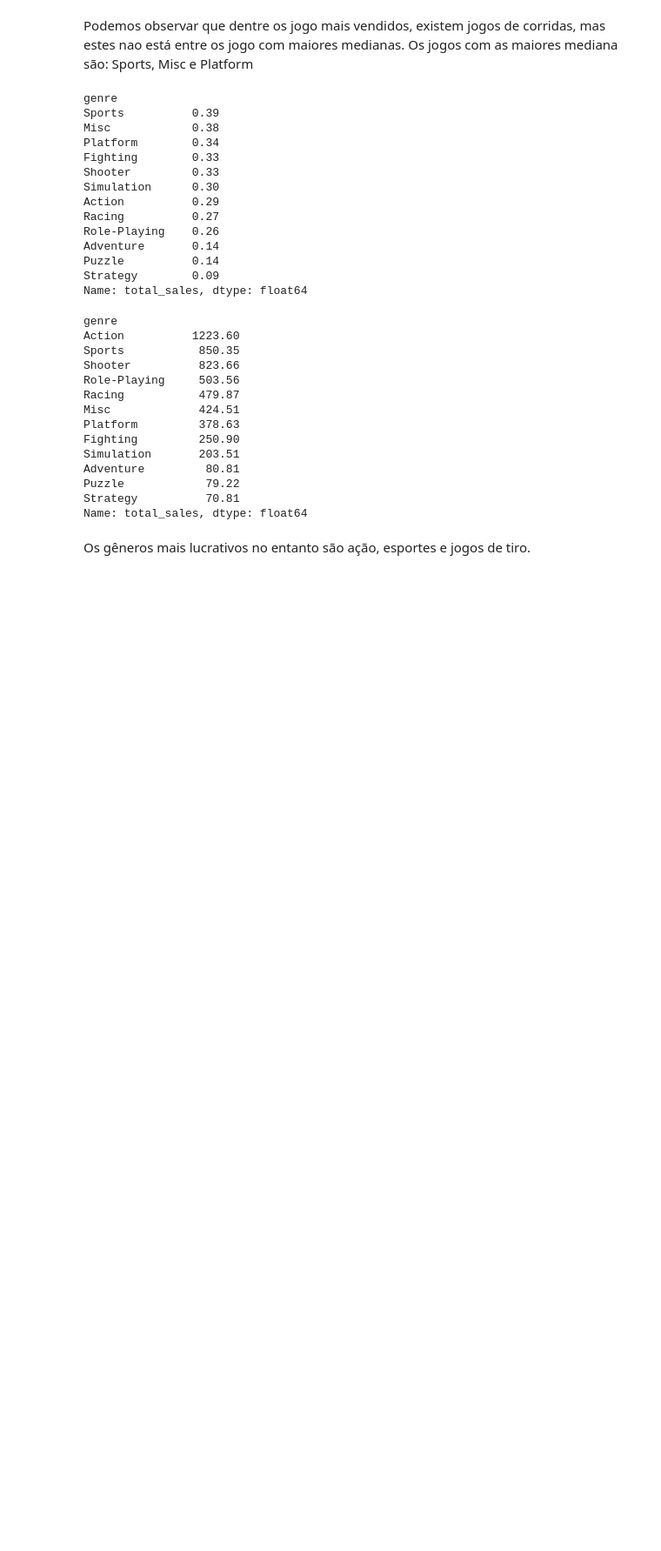
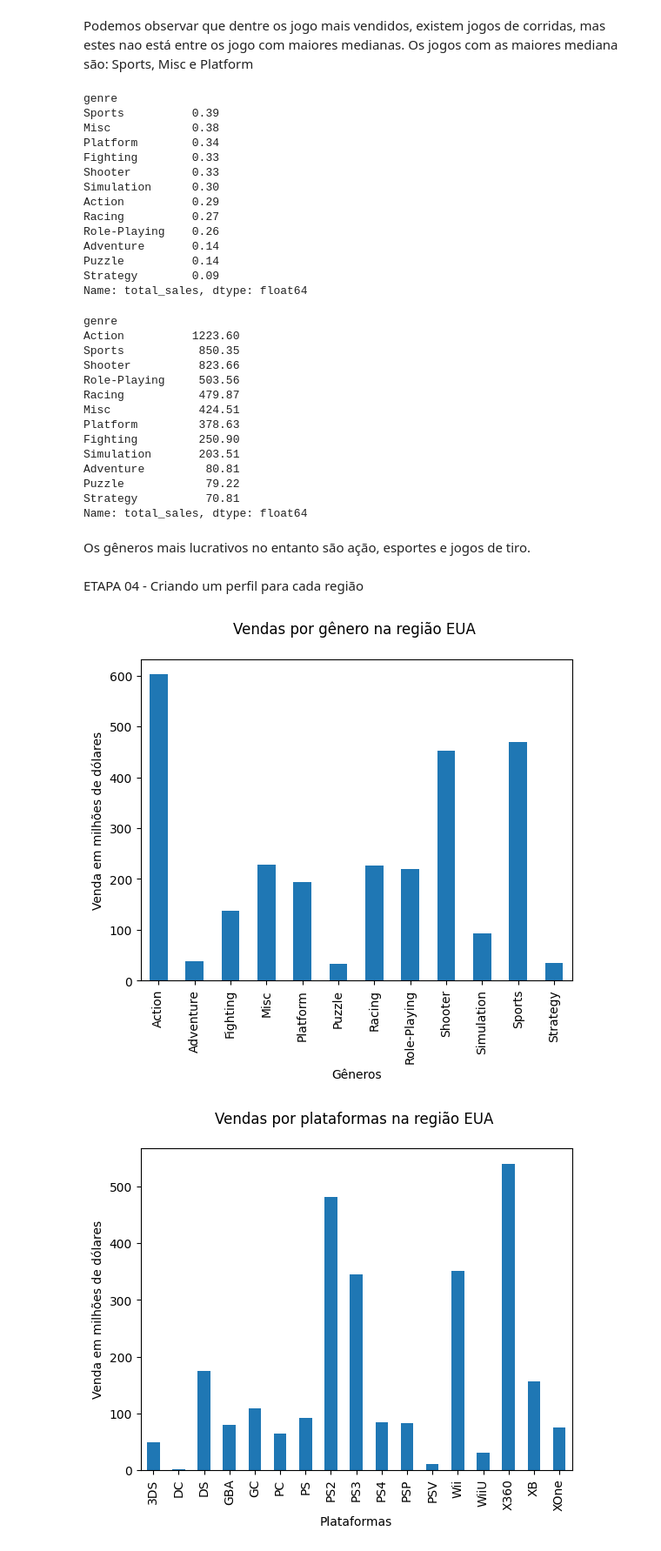
Before and after one commit to gustavoquareli/projeto-S_06, a Jupyter notebook: notebook/ver_dados.ipynb, the cells around one changed output. Shown at 87% size. Drawn from its saved outputs; the diff is of its cells as text; code cells hidden in the pictures; blank space fills up the shorter version.

Commit message:
Etapa 04 concluída

```diff
--- a/notebook/ver_dados.ipynb
+++ b/notebook/ver_dados.ipynb
@@ -617,3 +617,37 @@ Strategy          70.81
 Name: total_sales, dtype: float64
 # %% [markdown]
 Os gêneros mais lucrativos no entanto são ação, esportes e jogos de tiro.
+# %% [markdown]
+ETAPA 04 - Criando um perfil para cada região
+# %%
+""" """
+regions = ['na_sales', 'eu_sales', 'jp_sales']
+
+def region_sales(df, region):
+
+    """função que gera grafico de vendas totais por gênero e por plataforma na região escolhida"""
+
+    if region == 'na_sales':
+        regiao = 'EUA'
+    elif region == 'eu_sales':
+        regiao = 'Europa'
+    else:
+        regiao = 'Japão'
+    df.groupby('genre')[region].sum().plot(kind='bar',
+                                                        xlabel='Gêneros',
+                                                        ylabel='Venda em milhões de dólares',
+                                                        title=f'Vendas por gênero na região {regiao} \n')
+    plt.show()
+
+
+    df.groupby('platform')[region].sum().plot(kind='bar',
+                                                        xlabel='Plataformas',
+                                                        ylabel='Venda em milhões de dólares',
+                                                        title=f'Vendas por plataformas na região {regiao} \n')
+    plt.show()
+
+for region in regions:
+    region_sales(df_rating, region)
+# %% [output]
+[figure, added]
+[figure, added]
```
Also changed, not shown: parts of 9 cells of this notebook.
